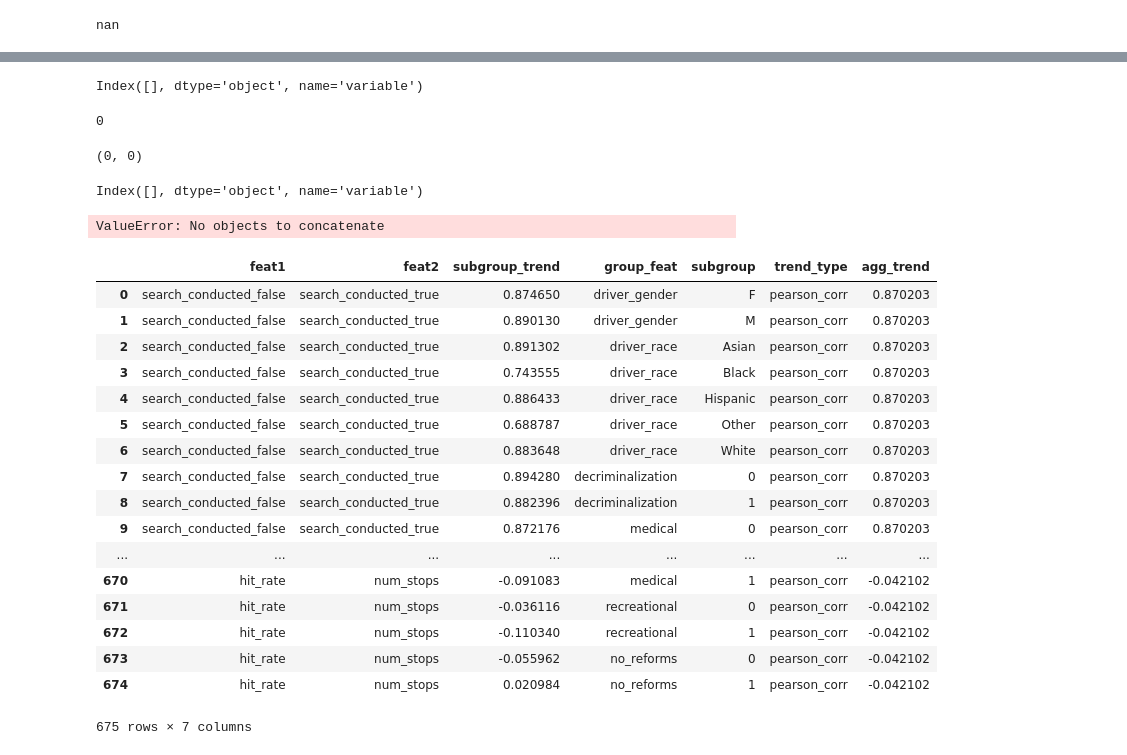
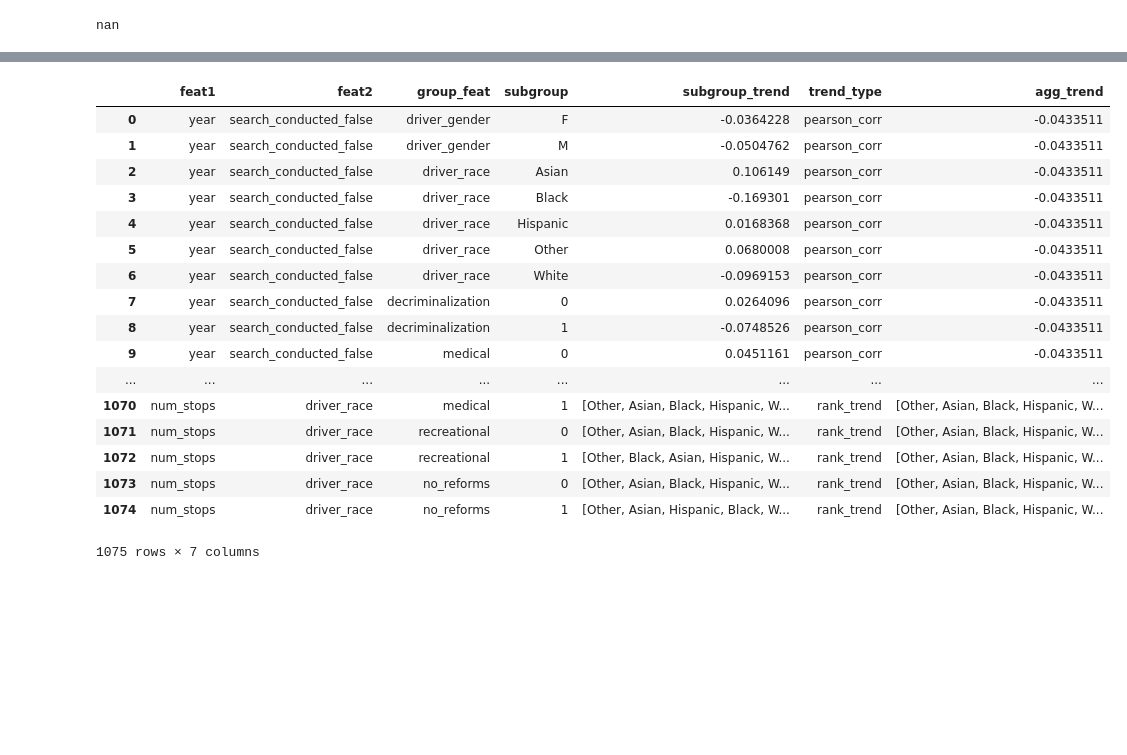
Before and after one commit to fairnessforensics/wiggum, a Jupyter notebook: research_notebooks/labeled_df_sandbox.ipynb, the cells around one changed output, grey strips where cells are left out. Cells and saved outputs as stored; diff of their text form; code cells hidden in the pictures; blank space fills up the shorter version.

```diff
--- a/research_notebooks/labeled_df_sandbox.ipynb
+++ b/research_notebooks/labeled_df_sandbox.ipynb
@@ -105,40 +131,25 @@ Index([], dtype='object', name='variable')
-# %%
-corrobj = dsp.correlation_trend()
-corrobj.get_trend_vars(labeled_df)
-corrobj.regression_vars
-# %% [output]
-Index([], dtype='object', name='variable')
-# %%
-len(corrobj.regression_vars)
-# %% [output]
-0
-# %%
-(labeled_df.df[corrobj.regression_vars].corr()).shape
-# %% [output]
-(0, 0)
+# %%
+corrobj = dsp.all_pearson()
+
+rankobj = dsp.mean_rank_trend()
 # %%
-labeled_df.get_subgroup_trends_1lev([corrobj])
+labeled_df.get_subgroup_trends_1lev([corrobj,rankobj])
 # %% [output]
+|  | feat1 | feat2 | group_feat | subgroup | subgroup_trend | trend_type | agg_trend |
+| 0 | year | search_conducted_false | driver_gender | F | -0.0364228 | pearson_corr | -0.0433511 |
+| 1 | year | search_conducted_false | driver_gender | M | -0.0504762 | pearson_corr | -0.0433511 |
+| 2 | year | search_conducted_false | driver_race | Asian | 0.106149 | pearson_corr | -0.0433511 |
+| 3 | year | search_conducted_false | driver_race | Black | -0.169301 | pearson_corr | -0.0433511 |
+| 4 | year | search_conducted_false | driver_race | Hispanic | 0.0168368 | pearson_corr | -0.0433511 |
+| 5 | year | search_conducted_false | driver_race | Other | 0.0680008 | pearson_corr | -0.0433511 |
+| 6 | year | search_conducted_false | driver_race | White | -0.0969153 | pearson_corr | -0.0433511 |
+| 7 | year | search_conducted_false | decriminalization | 0 | 0.0264096 | pearson_corr | -0.0433511 |
+| 8 | year | search_conducted_false | decriminalization | 1 | -0.0748526 | pearson_corr | -0.0433511 |
+| 9 | year | search_conducted_false | medical | 0 | 0.0451161 | pearson_corr | -0.0433511 |
+| ... | ... | ... | ... | ... | ... | ... | ... |
+| 1070 | num_stops | driver_race | medical | 1 | [Other, Asian, Black, Hispanic, W... | rank_trend | [Other, Asian, Black, Hispanic, W... |
+| 1071 | num_stops | driver_race | recreational | 0 | [Other, Asian, Black, Hispanic, W... | rank_trend | [Other, Asian, Black, Hispanic, W... |
+| 1072 | num_stops | driver_race | recreational | 1 | [Other, Black, Asian, Hispanic, W... | rank_trend | [Other, Asian, Black, Hispanic, W... |
+| 1073 | num_stops | driver_race | no_reforms | 0 | [Other, Asian, Black, Hispanic, W... | rank_trend | [Other, Asian, Black, Hispanic, W... |
+| 1074 | num_stops | driver_race | no_reforms | 1 | [Other, Asian, Hispanic, Black, W... | rank_trend | [Other, Asian, Black, Hispanic, W... |
-Index([], dtype='object', name='variable')
+1075 rows × 7 columns
-ValueError: No objects to concatenate
-# %%
-labeled_df.result_df
-# %% [output]
-|  | feat1 | feat2 | subgroup_trend | group_feat | subgroup | trend_type | agg_trend |
-| 0 | search_conducted_false | search_conducted_true | 0.874650 | driver_gender | F | pearson_corr | 0.870203 |
-| 1 | search_conducted_false | search_conducted_true | 0.890130 | driver_gender | M | pearson_corr | 0.870203 |
-| 2 | search_conducted_false | search_conducted_true | 0.891302 | driver_race | Asian | pearson_corr | 0.870203 |
-| 3 | search_conducted_false | search_conducted_true | 0.743555 | driver_race | Black | pearson_corr | 0.870203 |
-| 4 | search_conducted_false | search_conducted_true | 0.886433 | driver_race | Hispanic | pearson_corr | 0.870203 |
-| 5 | search_conducted_false | search_conducted_true | 0.688787 | driver_race | Other | pearson_corr | 0.870203 |
-| 6 | search_conducted_false | search_conducted_true | 0.883648 | driver_race | White | pearson_corr | 0.870203 |
-| 7 | search_conducted_false | search_conducted_true | 0.894280 | decriminalization | 0 | pearson_corr | 0.870203 |
-| 8 | search_conducted_false | search_conducted_true | 0.882396 | decriminalization | 1 | pearson_corr | 0.870203 |
-| 9 | search_conducted_false | search_conducted_true | 0.872176 | medical | 0 | pearson_corr | 0.870203 |
-| ... | ... | ... | ... | ... | ... | ... | ... |
-| 670 | hit_rate | num_stops | -0.091083 | medical | 1 | pearson_corr | -0.042102 |
-| 671 | hit_rate | num_stops | -0.036116 | recreational | 0 | pearson_corr | -0.042102 |
-| 672 | hit_rate | num_stops | -0.110340 | recreational | 1 | pearson_corr | -0.042102 |
-| 673 | hit_rate | num_stops | -0.055962 | no_reforms | 0 | pearson_corr | -0.042102 |
-| 674 | hit_rate | num_stops | 0.020984 | no_reforms | 1 | pearson_corr | -0.042102 |
-675 rows × 7 columns
```
Also changed, not shown: parts of 22 cells of this notebook.
